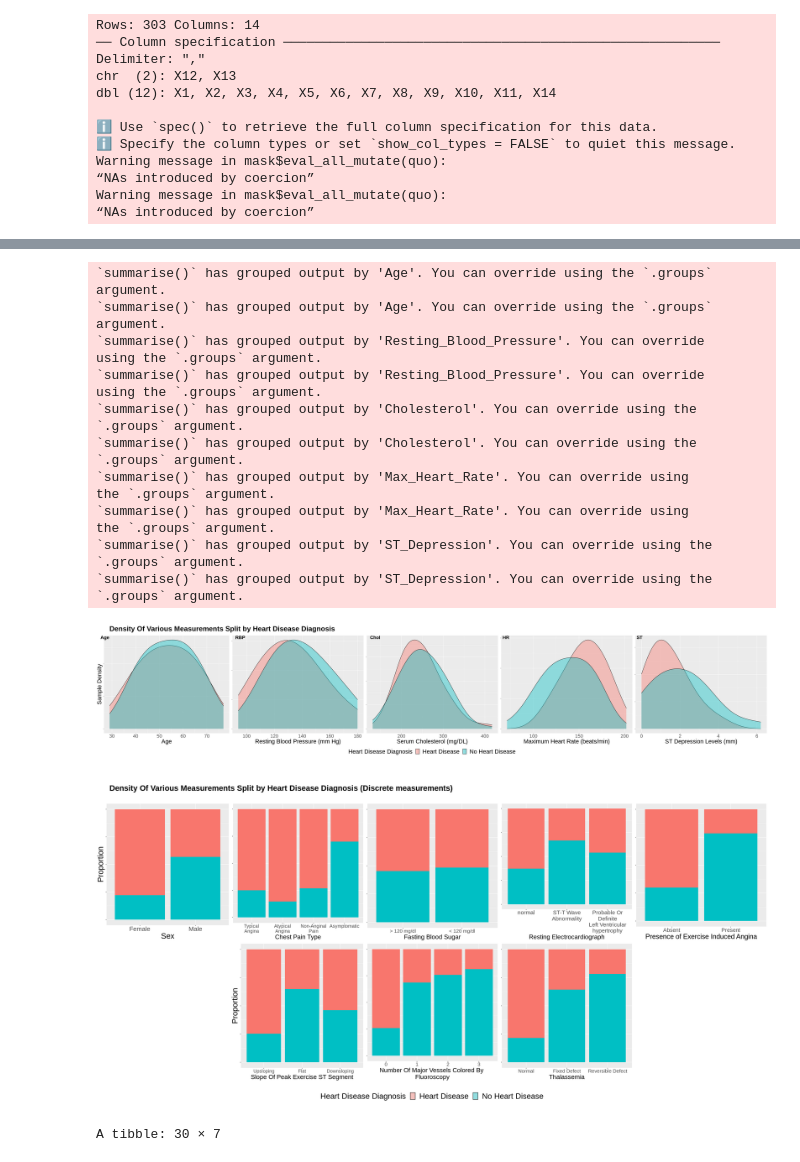
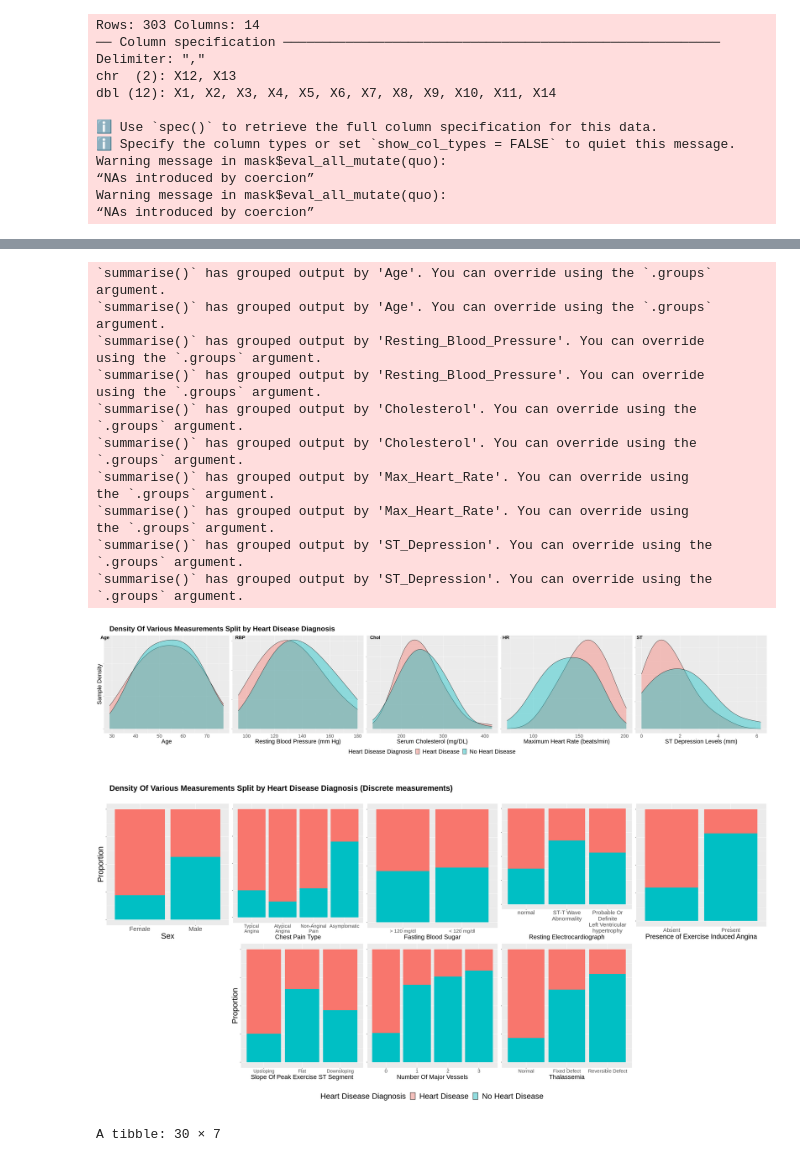
Before and after one commit to devr07/Project-DSCI100, a Jupyter notebook: projectpropsal.ipynb, the cells around one changed output, grey strips where cells are left out. Drawn from its saved outputs; the diff is of its cells as text; code cells hidden in the pictures.

```diff
--- a/projectpropsal.ipynb
+++ b/projectpropsal.ipynb
@@ -382,7 +382,7 @@ cp_type_plot <- training_data |>
                  theme(axis.title.x = element_text(size = 20), axis.text.x = element_text(size = 15), legend.position = 'none', axis.text.y = element_blank())
 
 fbs_plot <- training_data |>
-   ggplot(aes(x = as.factor(Fasting_BloodSugar), fill = as_factor(Heart_Disease_Diagnosis))) +
+   ggplot(aes(x = as.factor(Fasting_Blood_Sugar), fill = as_factor(Heart_Disease_Diagnosis))) +
    geom_bar(position = "fill") +
    labs(x = "Fasting Blood Sugar",
         y = NULL, fill = "Heart Disease Diagnosis") +
@@ -420,7 +420,7 @@ bar_plot12 <- training_data |>
    filter(!is.na(Number_of_Major_Vessels)) |>
    ggplot(aes(x = as_factor(Number_of_Major_Vessels), fill = as_factor(Heart_Disease_Diagnosis))) +
    geom_bar(position = 'fill') +
-   xlab("Number Of Major Vessels Colored By \nFluoroscopy") +
+   xlab("Number Of Major Vessels") +
    ylab(NULL) +
    labs(fill = "Heart Disease Diagnosis") +
                  theme(text = element_text(size = 20), legend.position = 'none', axis.text.y = element_blank())
@@ -439,34 +439,34 @@ cont_grid1 <- plot_grid(sex_plot, cp_type_plot, fbs_plot, restecg_plot, bar_plot
                        ncol = 5)
 title1 <- ggdraw() +
          draw_label('Density Of Various Measurements Split by Heart Disease Diagnosis (Discrete measurements)',
                    fontface = 'bold',
                    x = 0.02,
                    hjust = 0,
                    size = 25)
 plot_grid(title1, cont_grid1, legend_bottom, ncol = 1, rel_heights = c(0.1, 1))
 # %% [output]
 `summarise()` has grouped output by 'Age'. You can override using the `.groups`
 argument.
 `summarise()` has grouped output by 'Age'. You can override using the `.groups`
 argument.
 `summarise()` has grouped output by 'Resting_Blood_Pressure'. You can override
 using the `.groups` argument.
 `summarise()` has grouped output by 'Resting_Blood_Pressure'. You can override
 using the `.groups` argument.
 `summarise()` has grouped output by 'Cholesterol'. You can override using the
 `.groups` argument.
 `summarise()` has grouped output by 'Cholesterol'. You can override using the
 `.groups` argument.
 `summarise()` has grouped output by 'Max_Heart_Rate'. You can override using
 the `.groups` argument.
 `summarise()` has grouped output by 'Max_Heart_Rate'. You can override using
 the `.groups` argument.
 `summarise()` has grouped output by 'ST_Depression'. You can override using the
 `.groups` argument.
 `summarise()` has grouped output by 'ST_Depression'. You can override using the
 `.groups` argument.
 [figure]
-[figure, old version]
+[figure, new version]
 # %%
 vFold <- vfold_cv(training_data, v = 5, strata = Heart_Disease_Diagnosis)
 
```
Also changed, not shown: parts of 5 cells of this notebook.
